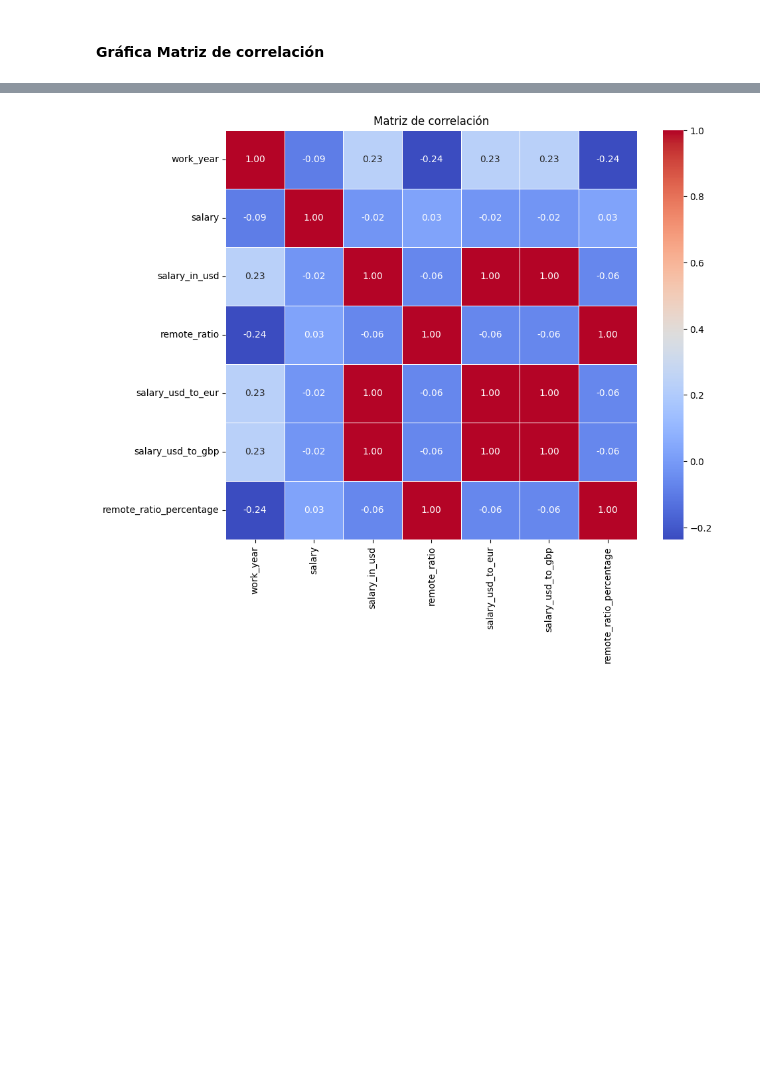
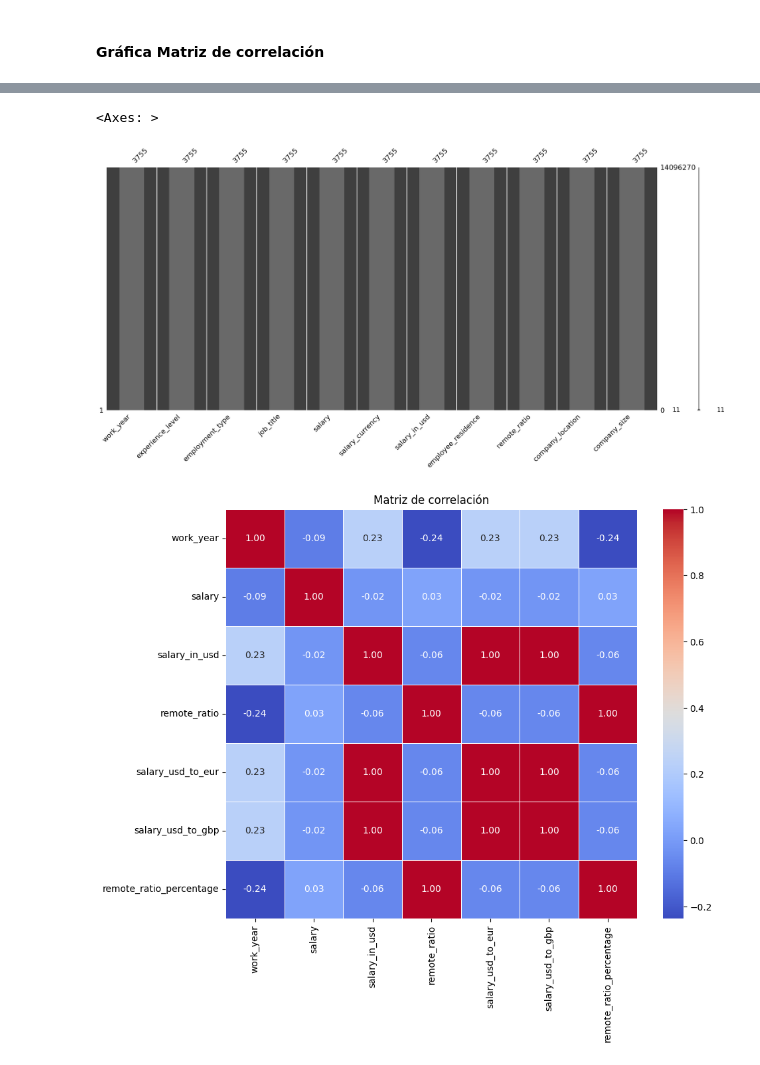
Before and after one commit to ruso439/jupiterNotebookDiego, a Jupyter notebook: notebooks/ProyectoDS_ParteI_Matcovich.ipynb, the cells around one changed output, grey strips where cells are left out. Saved outputs shown, nothing was run; the diff lists cells and outputs as text; code cells hidden in the pictures; blank space fills up the shorter version.

```diff
--- a/notebooks/ProyectoDS_ParteI_Matcovich.ipynb
+++ b/notebooks/ProyectoDS_ParteI_Matcovich.ipynb
@@ -250,3 +291,10 @@ memory usage: 418.5+ KB
+# %%
+import missingno as msno
+msno.matrix(df) # para ver donde estan ubicados tus valores nulos
+msno.bar(df) # para plotear un barplot con la cantidad de valores que no son nulos
+# %% [output]
+<Axes: >
+[figure, added]
 # %%
 # Seleccionar solo las columnas numéricas
 df_numeric = df.select_dtypes(include=[np.number])
```
Also changed, not shown: parts of 15 cells of this notebook, 1 other file.
